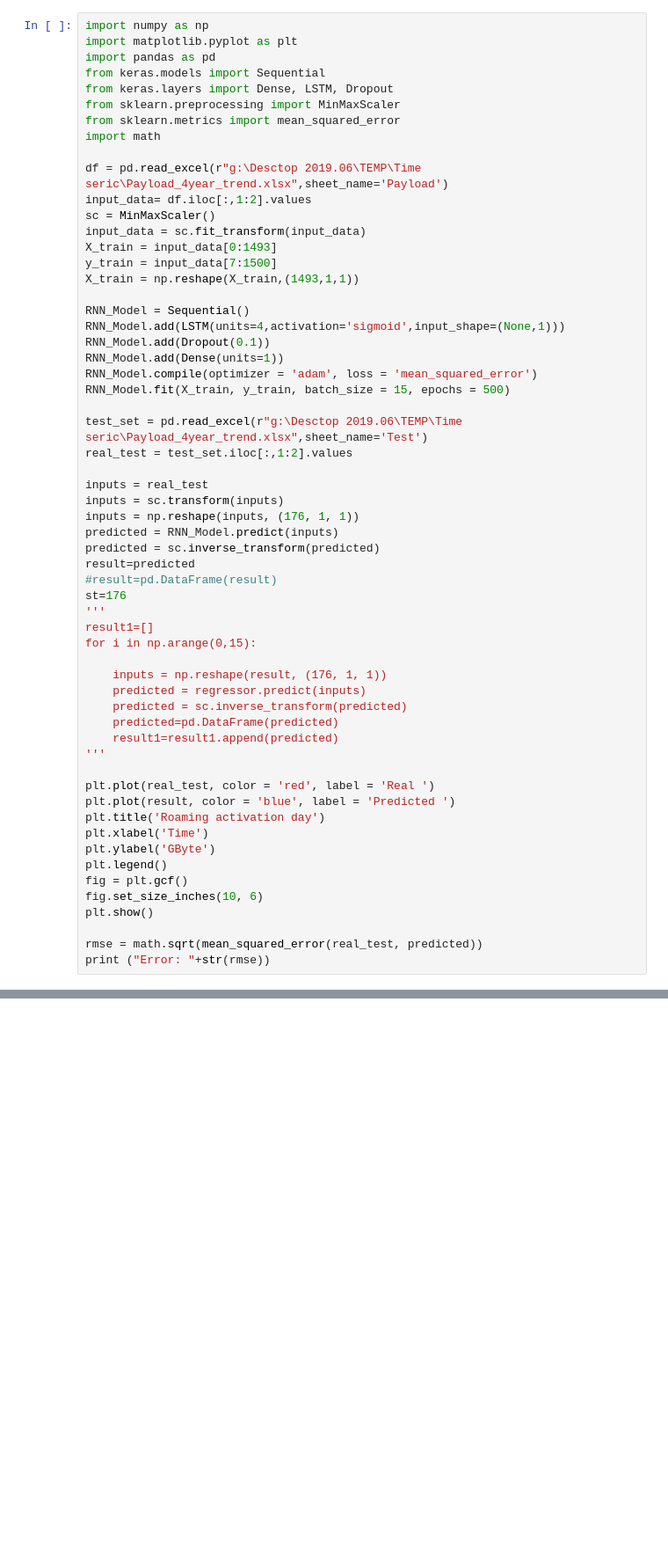
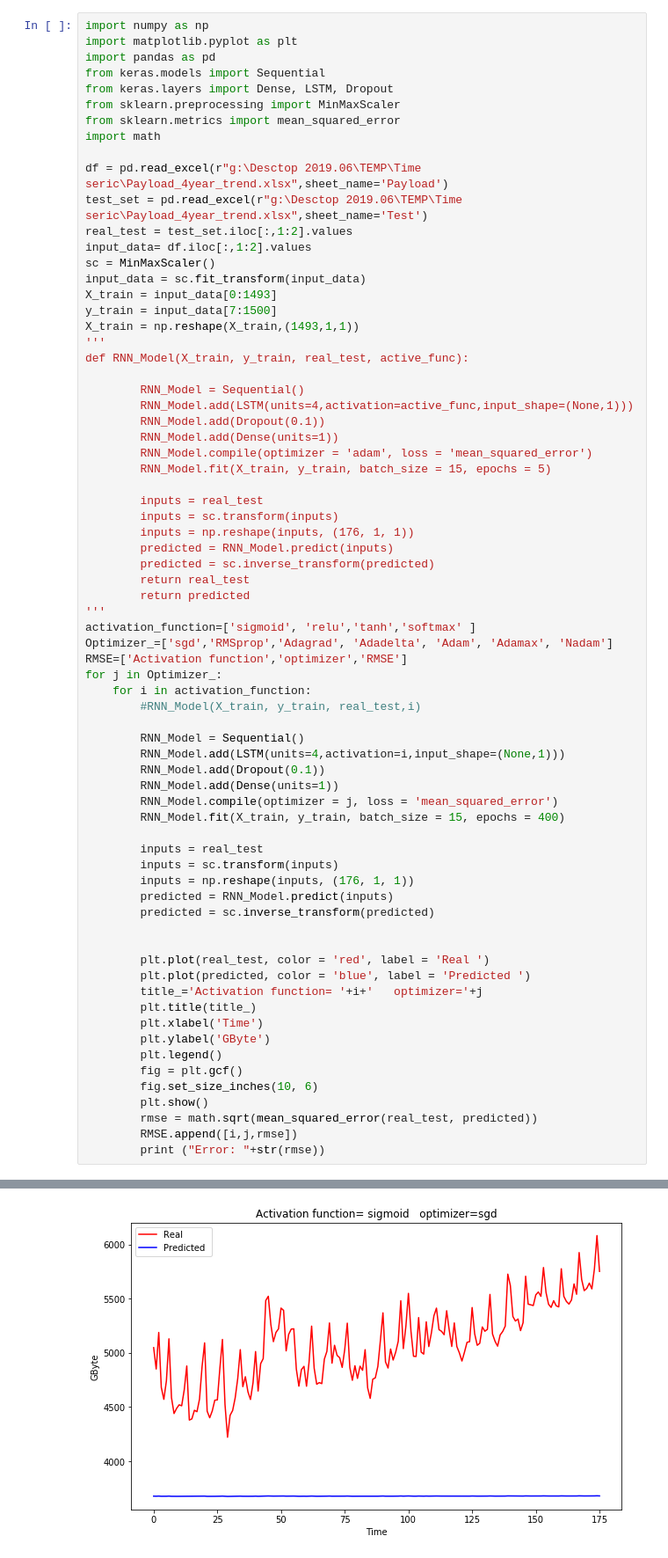
Before and after one commit to m-r-tanha/Predict-Time-Series-Trend-with-RNN-recurrent-Neural-Network-, a Jupyter notebook: Github_RNN_Prediction.ipynb, the cells around one changed output, grey strips where cells are left out. Shown at 88% size. Saved outputs shown, nothing was run; the diff lists cells and outputs as text; blank space fills up the shorter version.

```diff
--- a/Github_RNN_Prediction.ipynb
+++ b/Github_RNN_Prediction.ipynb
@@ -9,52 +9,64 @@ from sklearn.metrics import mean_squared_error
 import math
 
 df = pd.read_excel(r"g:\Desctop 2019.06\TEMP\Time seric\Payload_4year_trend.xlsx",sheet_name='Payload')
+test_set = pd.read_excel(r"g:\Desctop 2019.06\TEMP\Time seric\Payload_4year_trend.xlsx",sheet_name='Test')
+real_test = test_set.iloc[:,1:2].values
 input_data= df.iloc[:,1:2].values
 sc = MinMaxScaler()
 input_data = sc.fit_transform(input_data)
 X_train = input_data[0:1493]
 y_train = input_data[7:1500]
 X_train = np.reshape(X_train,(1493,1,1))
+'''
+def RNN_Model(X_train, y_train, real_test, active_func):
 
-RNN_Model = Sequential()
-RNN_Model.add(LSTM(units=4,activation='sigmoid',input_shape=(None,1)))
-RNN_Model.add(Dropout(0.1))
-RNN_Model.add(Dense(units=1))
-RNN_Model.compile(optimizer = 'adam', loss = 'mean_squared_error')
-RNN_Model.fit(X_train, y_train, batch_size = 15, epochs = 500)
+        RNN_Model = Sequential()
+        RNN_Model.add(LSTM(units=4,activation=active_func,input_shape=(None,1)))
+        RNN_Model.add(Dropout(0.1))
+        RNN_Model.add(Dense(units=1))
+        RNN_Model.compile(optimizer = 'adam', loss = 'mean_squared_error')
+        RNN_Model.fit(X_train, y_train, batch_size = 15, epochs = 5)
 
-test_set = pd.read_excel(r"g:\Desctop 2019.06\TEMP\Time seric\Payload_4year_trend.xlsx",sheet_name='Test')
-real_test = test_set.iloc[:,1:2].values
+        inputs = real_test
+        inputs = sc.transform(inputs)
+        inputs = np.reshape(inputs, (176, 1, 1))
+        predicted = RNN_Model.predict(inputs)
+        predicted = sc.inverse_transform(predicted)
+        return real_test
+        return predicted
+'''
+activation_function=['sigmoid', 'relu','tanh','softmax' ]
+Optimizer_=['sgd','RMSprop','Adagrad', 'Adadelta', 'Adam', 'Adamax', 'Nadam']
+RMSE=['Activation function','optimizer','RMSE']
+for j in Optimizer_:
+    for i in activation_function:
+        #RNN_Model(X_train, y_train, real_test,i)
 
-inputs = real_test
-inputs = sc.transform(inputs)
-inputs = np.reshape(inputs, (176, 1, 1))
-predicted = RNN_Model.predict(inputs)
-predicted = sc.inverse_transform(predicted)
-result=predicted
-#result=pd.DataFrame(result)
-st=176
-'''
-result1=[]
-for i in np.arange(0,15):
+        RNN_Model = Sequential()
+        RNN_Model.add(LSTM(units=4,activation=i,input_shape=(None,1)))
+        RNN_Model.add(Dropout(0.1))
+        RNN_Model.add(Dense(units=1))
+        RNN_Model.compile(optimizer = j, loss = 'mean_squared_error')
+        RNN_Model.fit(X_train, y_train, batch_size = 15, epochs = 400)
 
-    inputs = np.reshape(result, (176, 1, 1))
-    predicted = regressor.predict(inputs)
-    predicted = sc.inverse_transform(predicted)
-    predicted=pd.DataFrame(predicted)
-    result1=result1.append(predicted)
-'''
+        inputs = real_test
+        inputs = sc.transform(inputs)
+        inputs = np.reshape(inputs, (176, 1, 1))
+        predicted = RNN_Model.predict(inputs)
+        predicted = sc.inverse_transform(predicted)
 
-plt.plot(real_test, color = 'red', label = 'Real ')
-plt.plot(result, color = 'blue', label = 'Predicted ')
-plt.title('Roaming activation day')
-plt.xlabel('Time')
-plt.ylabel('GByte')
-plt.legend()
-fig = plt.gcf()
-fig.set_size_inches(10, 6)
-plt.show()
 
-rmse = math.sqrt(mean_squared_error(real_test, predicted))
-print ("Error: "+str(rmse))
+        plt.plot(real_test, color = 'red', label = 'Real ')
+        plt.plot(predicted, color = 'blue', label = 'Predicted ')
+        title_='Activation function= '+i+'   optimizer='+j
+        plt.title(title_)
+        plt.xlabel('Time')
+        plt.ylabel('GByte')
+        plt.legend()
+        fig = plt.gcf()
+        fig.set_size_inches(10, 6)
+        plt.show()
+        rmse = math.sqrt(mean_squared_error(real_test, predicted))
+        RMSE.append([i,j,rmse])
+        print ("Error: "+str(rmse))
 # %% [output]
@@ -77,0 +90 @@ Epoch 500/500
+[figure, added]
```
Also changed, not shown: parts of 2 cells of this notebook.
